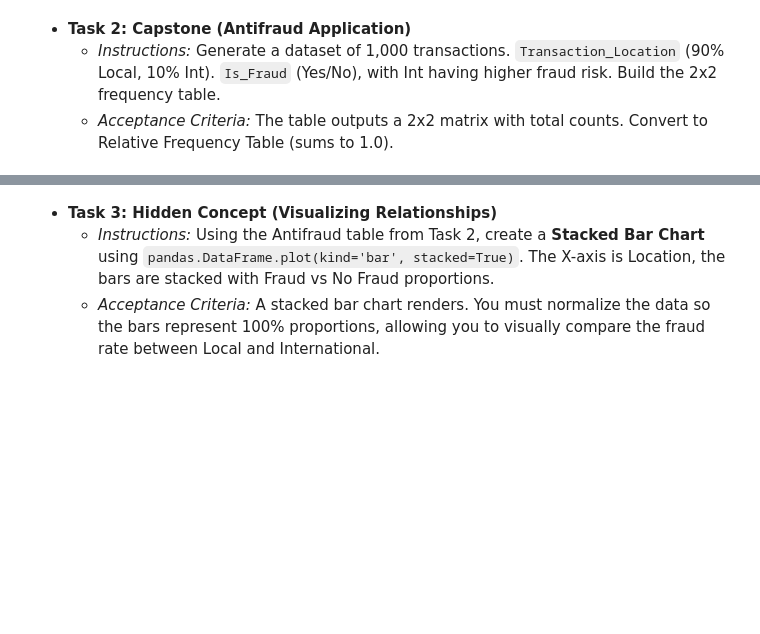
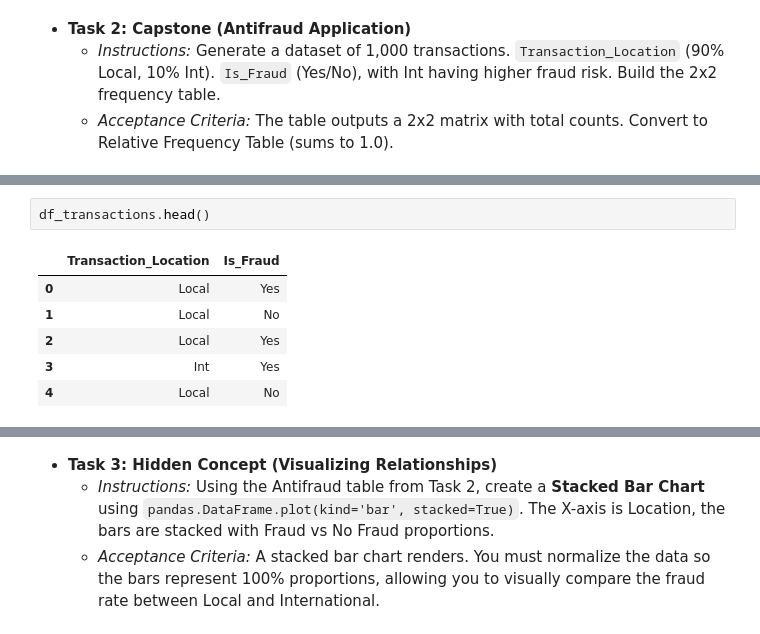
Before and after one commit to say-ahmedi/DS_PROJECTS, a Jupyter notebook: 02_maths_statistics/01_khanac_probstat/unit_1/02_two_way_frequency_tables.ipynb, the cells around one changed output, grey strips where cells are left out. Cells and saved outputs as stored; diff of their text form; blank space fills up the shorter version.

```diff
--- a/02_maths_statistics/01_khanac_probstat/unit_1/02_two_way_frequency_tables.ipynb
+++ b/02_maths_statistics/01_khanac_probstat/unit_1/02_two_way_frequency_tables.ipynb
@@ -66,0 +85,9 @@ plt.show()
+# %%
+df_transactions.head()
+# %% [output]
+|  | Transaction_Location | Is_Fraud |
+| 0 | Local | Yes |
+| 1 | Local | No |
+| 2 | Local | Yes |
+| 3 | Int | Yes |
+| 4 | Local | No |
```
Also changed, not shown: parts of 9 cells of this notebook.
